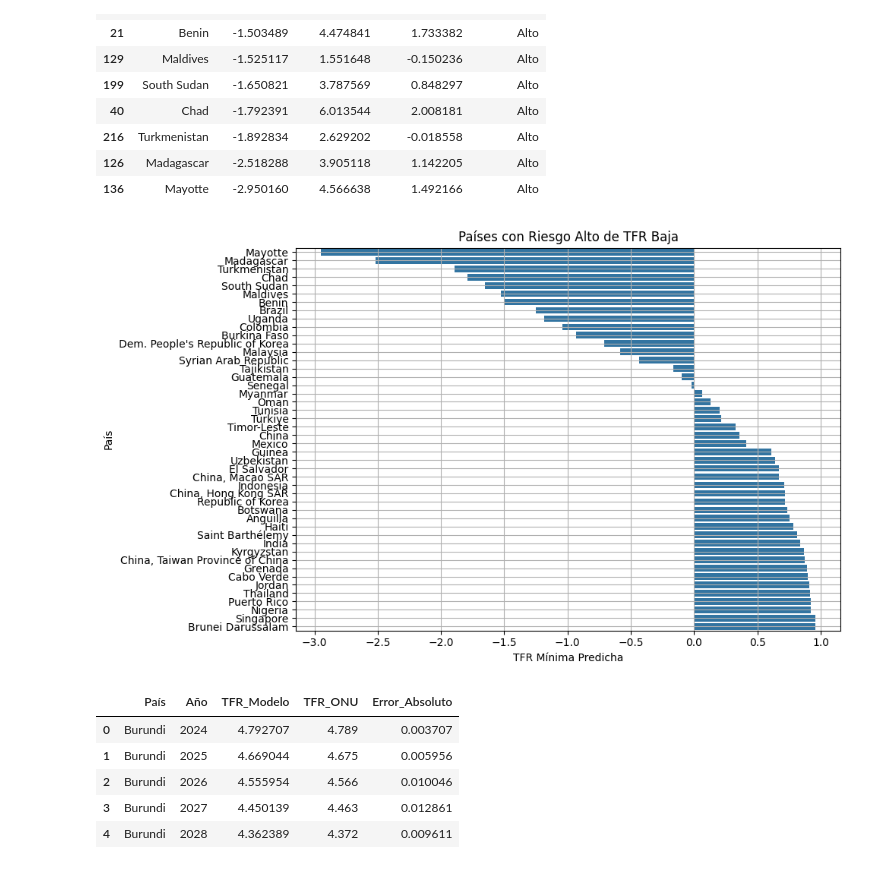
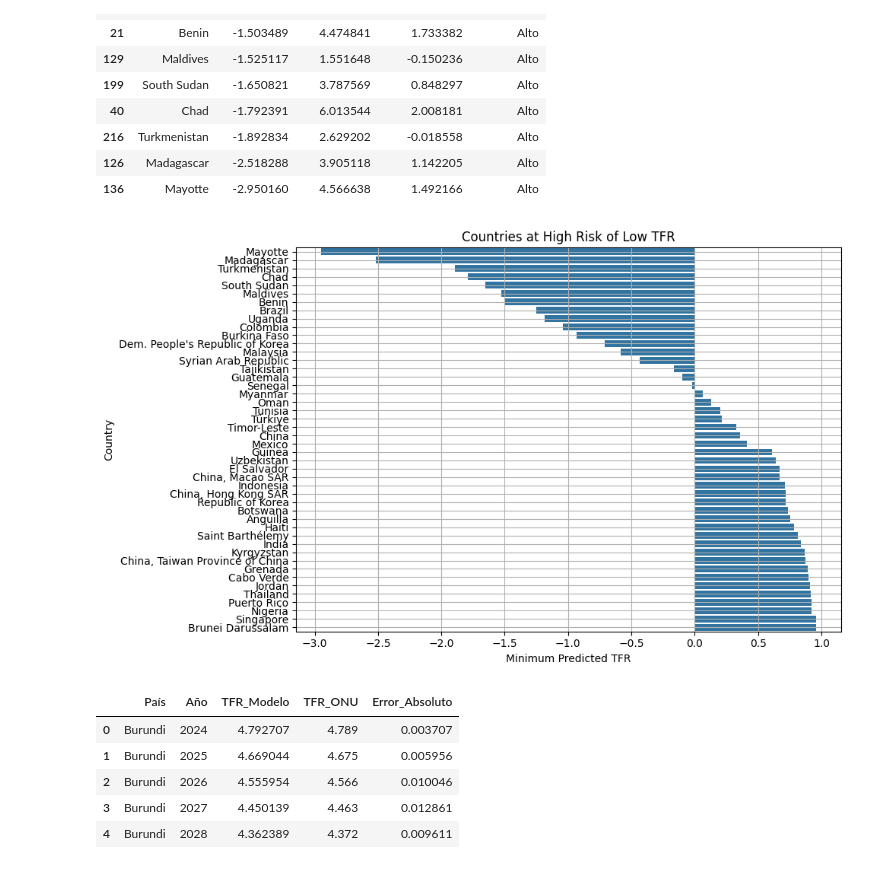
Before and after one commit to MariaJPacheco/Natalidad, a Jupyter notebook: Proyecto_natalidad.ipynb, the cells around one changed output. Drawn from its saved outputs; the diff is of its cells as text; code cells hidden in the pictures.

```diff
--- a/Proyecto_natalidad.ipynb
+++ b/Proyecto_natalidad.ipynb
@@ -532,19 +536,19 @@ resumen_riesgo.sort_values(by='TFR_minima', ascending=False).tail(10)
 # %%
 import matplotlib.pyplot as plt
 import seaborn as sns
 
 df_alto_riesgo = resumen_riesgo[resumen_riesgo['Riesgo_TFR'] == 'Alto']
 
 plt.figure(figsize=(10, 6))
 sns.barplot(data=df_alto_riesgo, x='TFR_minima', y='País', order=df_alto_riesgo.sort_values('TFR_minima')['País'])
-plt.title('Países con Riesgo Alto de TFR Baja')
-plt.xlabel('TFR Mínima Predicha')
-plt.ylabel('País')
+plt.title('Countries at High Risk of Low TFR')
+plt.xlabel('Minimum Predicted TFR')
+plt.ylabel('Country')
 plt.grid(True)
 plt.tight_layout()
 plt.show()
 # %% [output]
-[figure, old version]
+[figure, new version]
 # %%
 df_comparacion.head()
 # %% [output]
```
Also changed, not shown: parts of 21 cells of this notebook.
